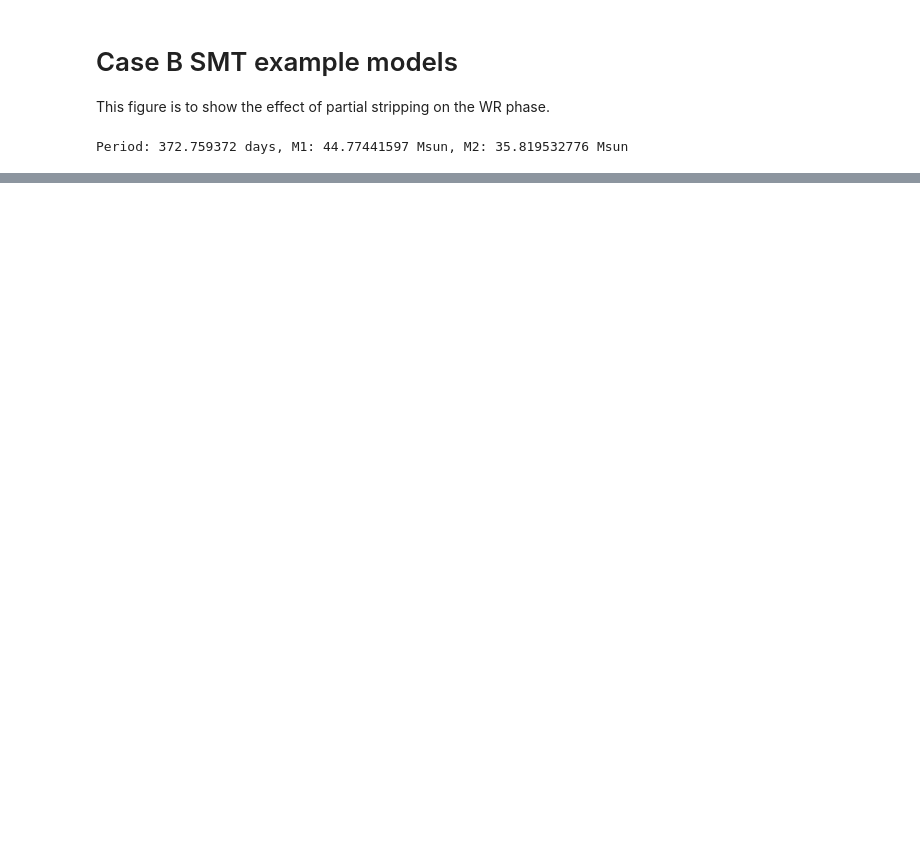
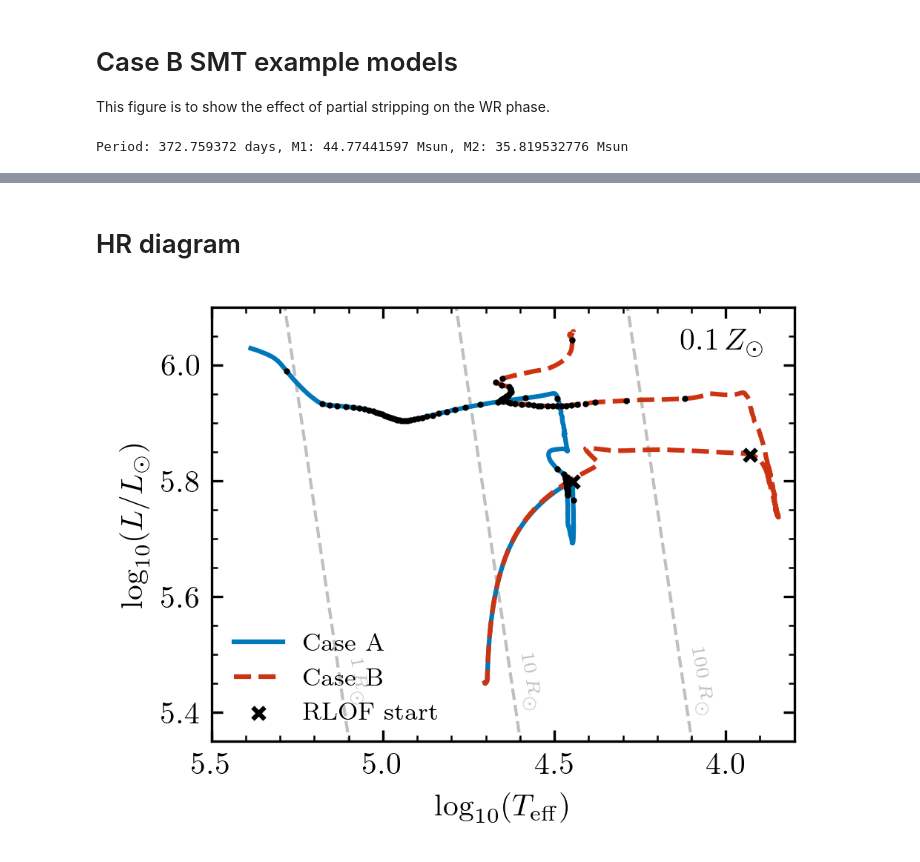
Before and after one commit to maxbriel/WR-populations, a Jupyter notebook: HPC_high_detail_grids/Case_A_and_B_example_models.ipynb, the cells around one changed output, grey strips where cells are left out. Cells and saved outputs as stored; diff of their text form; code cells hidden in the pictures; blank space fills up the shorter version.

```diff
--- a/HPC_high_detail_grids/Case_A_and_B_example_models.ipynb
+++ b/HPC_high_detail_grids/Case_A_and_B_example_models.ipynb
@@ -325,7 +302,7 @@ for i, model in enumerate([Zsun_model_B, Zsun045_model_B, Zsun01_model_B]):
     start_id = np.where(model.binary_history['rl_relative_overflow_1'] > -0.05)[0]
     final_id = np.where(model.binary_history['rl_relative_overflow_1'] > -0.01)[0][-1]
 
-    axes[i].fill_between(model.binary_history['age']/1e6, 0, 50, where=(model.binary_history['rl_relative_overflow_1'] > -0.01), color=tol_vibrant[3], alpha=0.3, label='RLOF', edgecolor=None)
+    axes[i].fill_between(model.binary_history['age']/1e6, 0, 50, where=(model.binary_history['rl_relative_overflow_1'] > -0.01), color=tol_vibrant[2], alpha=0.3, label='RLOF', edgecolor=None)
 
     # plot a second y-axis for surface hydrogen abundance
     ax2 = axes[i].twinx()
@@ -387,0 +353,64 @@ plt.show()
+# %% [markdown]
+# HR diagram
+# %%
+# Case A
+
+fig, ax = plt.subplots(figsize=(3.38, 2.535))
+
+ax.plot(Zsun01_model.history1['log_Teff'], Zsun01_model.history1['log_L'],
+        color=tol_vibrant[0],
+        label='Case A',
+        alpha=1, lw=1.5)
+
+## first mass transfer moment
+
+ax.scatter(Zsun01_model.history1['log_Teff'][Zsun01_model.binary_history['rl_relative_overflow_1'] > -0.01][0],
+           Zsun01_model.history1['log_L'][Zsun01_model.binary_history['rl_relative_overflow_1'] > -0.01][0],
+           color='black', marker='x', s=15, zorder=10)
+
+# Case B models
+ax.plot(Zsun01_model_B.history1['log_Teff'], Zsun01_model_B.history1['log_L'], color=tol_vibrant[4],
+        label='Case B', ls='--',lw=1.5, alpha=1)
+
+ax.scatter(Zsun01_model_B.history1['log_Teff'][Zsun01_model_B.binary_history['rl_relative_overflow_1'] > -0.01][0],
+           Zsun01_model_B.history1['log_L'][Zsun01_model_B.binary_history['rl_relative_overflow_1'] > -0.01][0], color='black', marker='x', s=15, label='RLOF start', zorder=10)
+
+# plot a dot every 10000 years for Case A and Case B models
+# plot a data point every ~1e4 yr along each track
+scale = 1e4  # years
+for model, color in zip([Zsun01_model, Zsun01_model_B],['black', 'black']):
+    age = model.binary_history['age']
+    rl_mask = model.binary_history['rl_relative_overflow_1'] > -0.01
+    rl_start_age = model.binary_history['age'][rl_mask][0]
+    post = age >= rl_start_age
+    idx = np.searchsorted(age[post], np.arange(age[post][0], age[post][-1], scale))
+    idx = np.unique(idx[idx < len(age[post])])
+
+    ax.scatter(model.history1['log_Teff'][post][idx], model.history1['log_L'][post][idx],
+               s=1, color='black', zorder=5)
+
+
+
+ax.set_xlabel(r'$\log_{10}(T_\mathrm{eff})$')
+ax.set_ylabel(r'$\log_{10}(L/L_\odot)$')
+ax.set_xlim(5.5, 3.8)
+ax.set_ylim(4.5, 6.5)
+
+# add radial lines for constant radii
+radii = [1, 10, 100]
+for r in radii:
+    logT = np.linspace(3.8, 5.5, 100)
+    logL = 4 * logT + 2 * np.log10(r) - 15.0456
+    ax.plot(logT, logL, color='gray', alpha=0.5, lw=1, ls='--', zorder=-1)
+    logT_label = (5.25 + 15.0456 - 2 * np.log10(r)) / 4
+    ax.text(logT_label, 5.45, rf'${r}\,R_\odot$', color='gray',rotation=-80, fontsize=6, ha='center', va='center', alpha=0.5)
+
+
+ax.set_ylim(5.35, 6.1)
+ax.legend(bbox_to_anchor=(0, 0.3), loc='upper left')
+ax.text(0.95, 0.95, '$0.1\,Z_\odot$', ha='right', transform=ax.transAxes, verticalalignment='top')
+
+plt.savefig('pdf/HR_0.1Zsun_model.pdf')
+plt.savefig('png/HR_0.1Zsun_model.png', dpi=300)
+# %% [output]
+[figure, added]
```
Also changed, not shown: parts of 2 cells of this notebook, 4 other files.
